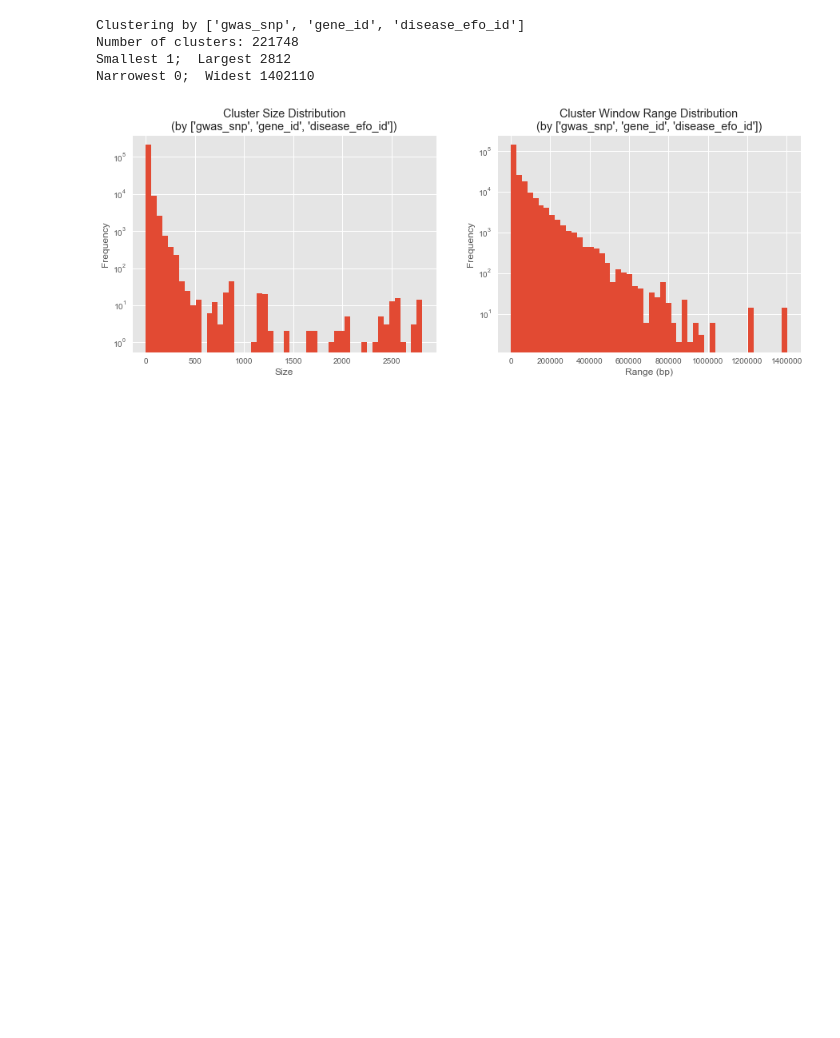
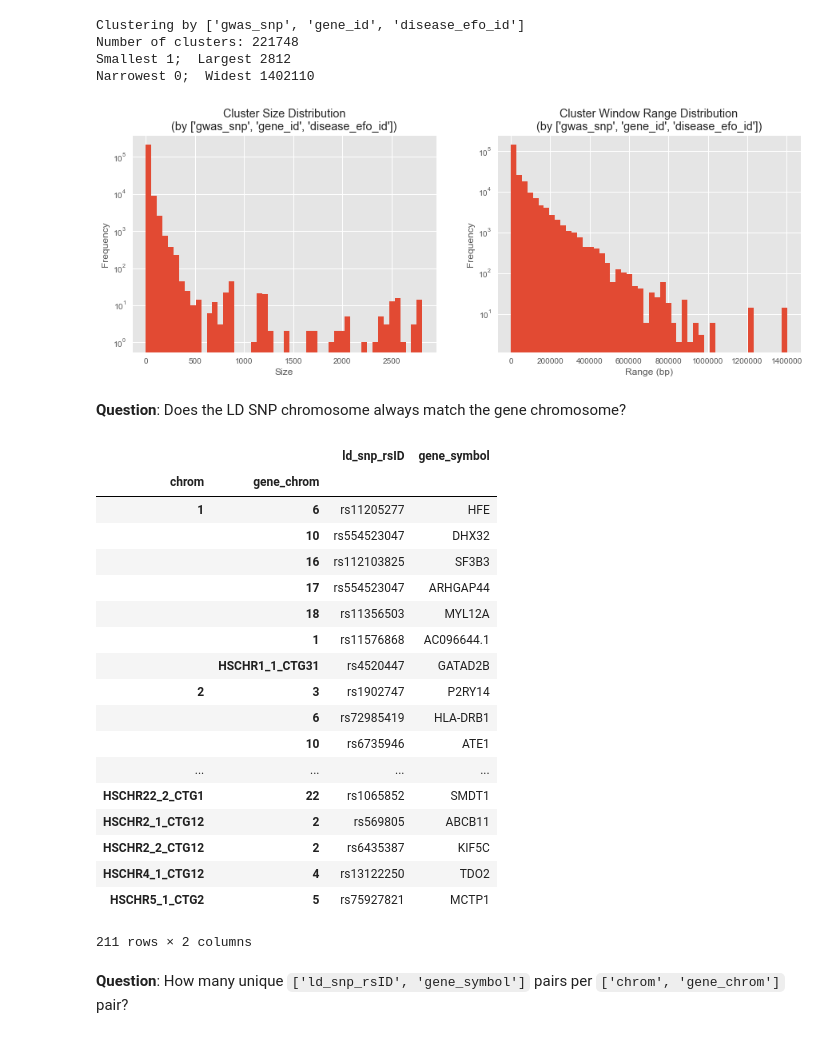
Before and after one commit to opentargets-archive/postgap_analysis, a Jupyter notebook: postgap_analysis_flat.ipynb, the cells around one changed output. Saved outputs shown, nothing was run; the diff lists cells and outputs as text; code cells hidden in the pictures; blank space fills up the shorter version.

```diff
--- a/postgap_analysis_flat.ipynb
+++ b/postgap_analysis_flat.ipynb
@@ -318,3 +318,30 @@ Number of clusters: 221748
 Smallest 1;  Largest 2812
 Narrowest 0;  Widest 1402110
 [figure]
+# %% [markdown]
+**Question**: Does the LD SNP chromosome always match the gene chromosome?
+# %%
+rows_different_chroms = pg[pg.chrom != pg.gene_chrom]
+rows_different_chroms[['ld_snp_rsID', 'gene_symbol', 'chrom', 'gene_chrom']].groupby(['chrom', 'gene_chrom']).first()
+# %% [output]
+|  |  | ld_snp_rsID | gene_symbol |
+| chrom | gene_chrom |  |  |
+| 1 | 6 | rs11205277 | HFE |
+|  | 10 | rs554523047 | DHX32 |
+|  | 16 | rs112103825 | SF3B3 |
+|  | 17 | rs554523047 | ARHGAP44 |
+|  | 18 | rs11356503 | MYL12A |
+|  | 1 | rs11576868 | AC096644.1 |
+|  | HSCHR1_1_CTG31 | rs4520447 | GATAD2B |
+| 2 | 3 | rs1902747 | P2RY14 |
+|  | 6 | rs72985419 | HLA-DRB1 |
+|  | 10 | rs6735946 | ATE1 |
+| ... | ... | ... | ... |
+| HSCHR22_2_CTG1 | 22 | rs1065852 | SMDT1 |
+| HSCHR2_1_CTG12 | 2 | rs569805 | ABCB11 |
+| HSCHR2_2_CTG12 | 2 | rs6435387 | KIF5C |
+| HSCHR4_1_CTG12 | 4 | rs13122250 | TDO2 |
+| HSCHR5_1_CTG2 | 5 | rs75927821 | MCTP1 |
+211 rows × 2 columns
+# %% [markdown]
+**Question**: How many unique `['ld_snp_rsID', 'gene_symbol']` pairs per `['chrom', 'gene_chrom']` pair?
```
Also changed, not shown: parts of 6 cells of this notebook, 1 other file.
